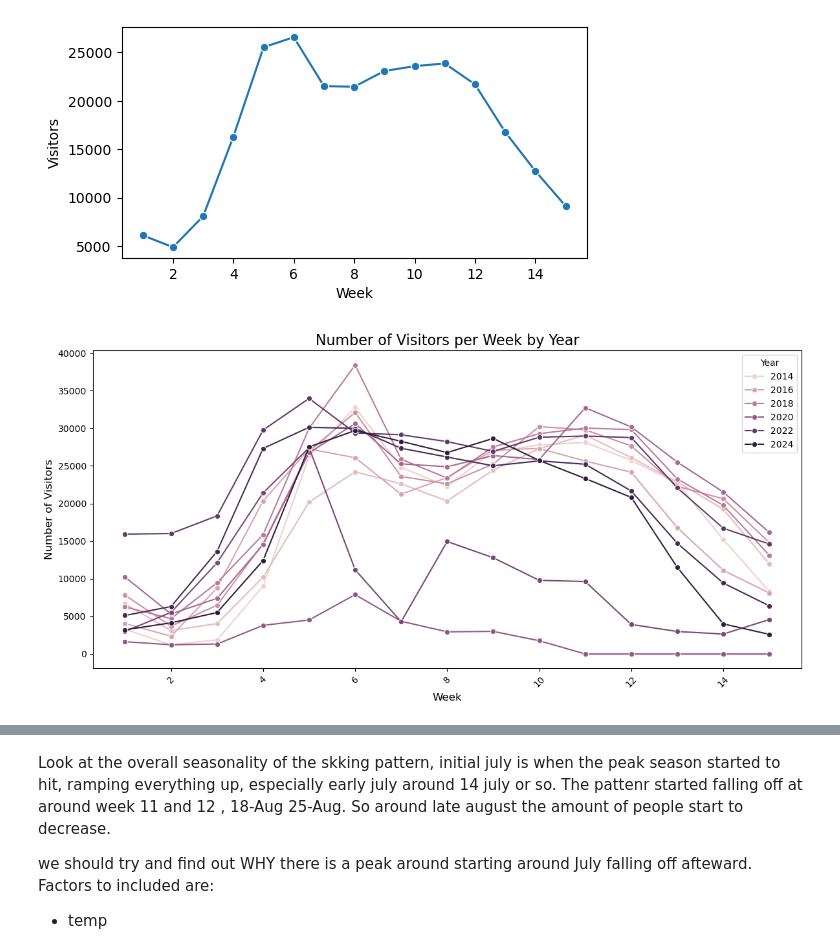
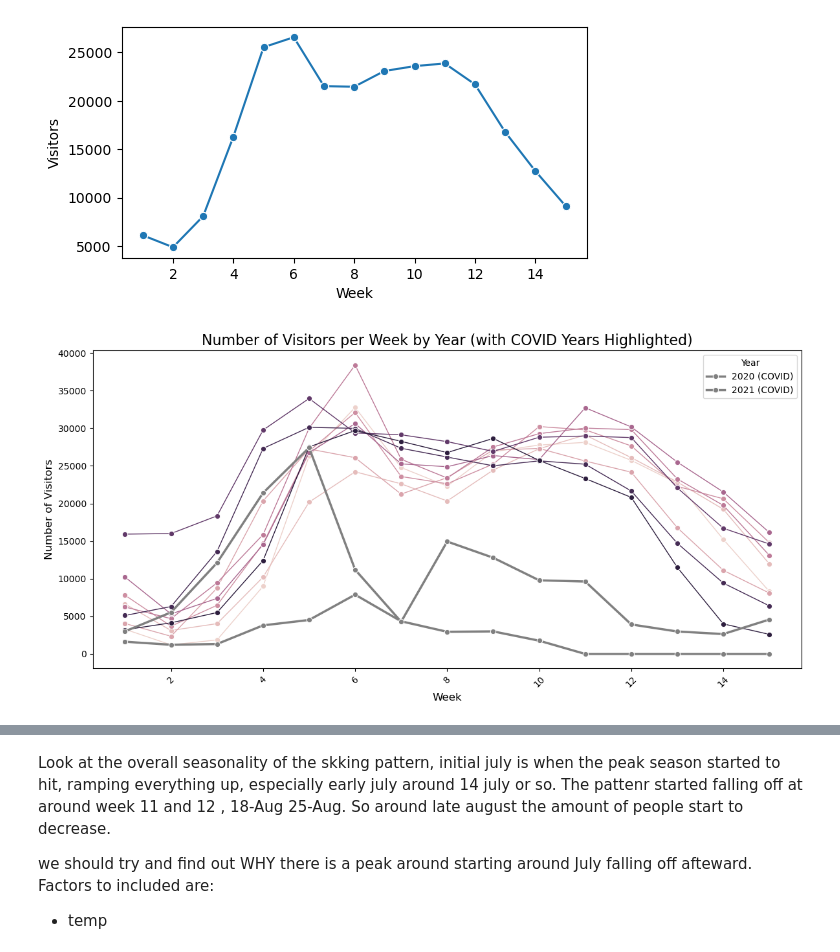
Before and after one commit to vathana-khun/inter-uni-datathon, a Jupyter notebook: visitor_analysis.ipynb, the cells around one changed output, grey strips where cells are left out. Cells and saved outputs as stored; diff of their text form; code cells hidden in the pictures.

```diff
--- a/visitor_analysis.ipynb
+++ b/visitor_analysis.ipynb
@@ -59,21 +59,51 @@ sns.lineplot(data=df, x='Week', y='Visitors', marker='o',errorbar=None)
 <Axes: xlabel='Week', ylabel='Visitors'>
 [figure]
 # %%
-# Create a seaborn line plot
+import matplotlib.pyplot as plt
+import seaborn as sns
+
 plt.figure(figsize=(12, 6))
-sns.lineplot(data=df, x='Week', y='Visitors', hue='Year', marker='o',errorbar=None)
 
-# Add labels and title
-plt.title('Number of Visitors per Week by Year', fontsize=16)
+# Separate COVID and non-COVID data
+non_covid_df = df[~df['Year'].isin([2020, 2021])]
+covid_df = df[df['Year'].isin([2020, 2021])]
+
+# Plot non-COVID years with default styling
+sns.lineplot(
+    data=non_covid_df,
+    x='Week',
+    y='Visitors',
+    hue='Year',
+    marker='o',
+    linewidth=1,
+    legend=False,  # Hide this legend; we'll handle it after
+    errorbar=None
+)
+
+# Plot COVID years with special styling (bold & colored)
+highlight_colors = {2020: 'gray', 2021: 'gray'}
+for year in [2020, 2021]:
+    sns.lineplot(
+        data=covid_df[covid_df['Year'] == year],
+        x='Week',
+        y='Visitors',
+        label=f'{year} (COVID)',
+        marker='o',
+        color=highlight_colors[year],
+        linewidth=2.5,
+        errorbar=None
+    )
+
+# Labels and title
+plt.title('Number of Visitors per Week by Year (with COVID Years Highlighted)', fontsize=16)
 plt.xlabel('Week', fontsize=12)
 plt.ylabel('Number of Visitors', fontsize=12)
-plt.xticks(rotation=45)  # Rotate week labels for clarity
-
-# Display the plot
+plt.xticks(rotation=45)
+plt.legend(title='Year')
 plt.tight_layout()
 plt.show()
 # %% [output]
-[figure, old version]
+[figure, new version]
 # %%
 # Create faceted line plots (one column per year)
 g = sns.relplot(
```
Also changed, not shown: parts of 11 cells of this notebook.
